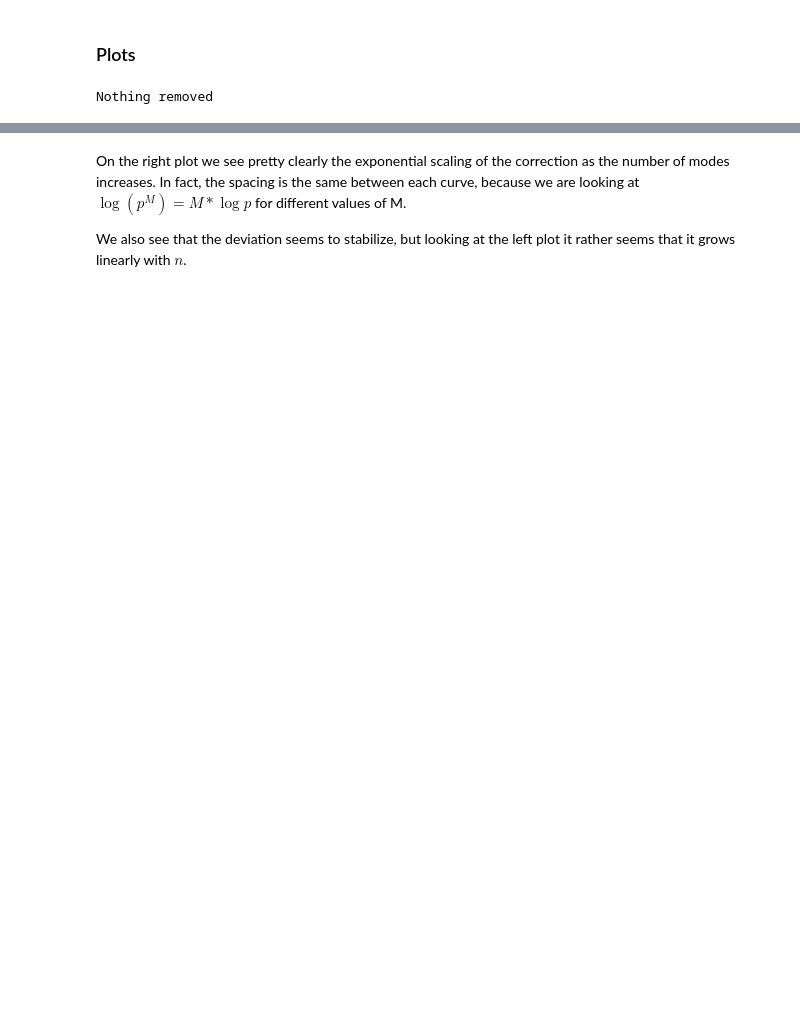
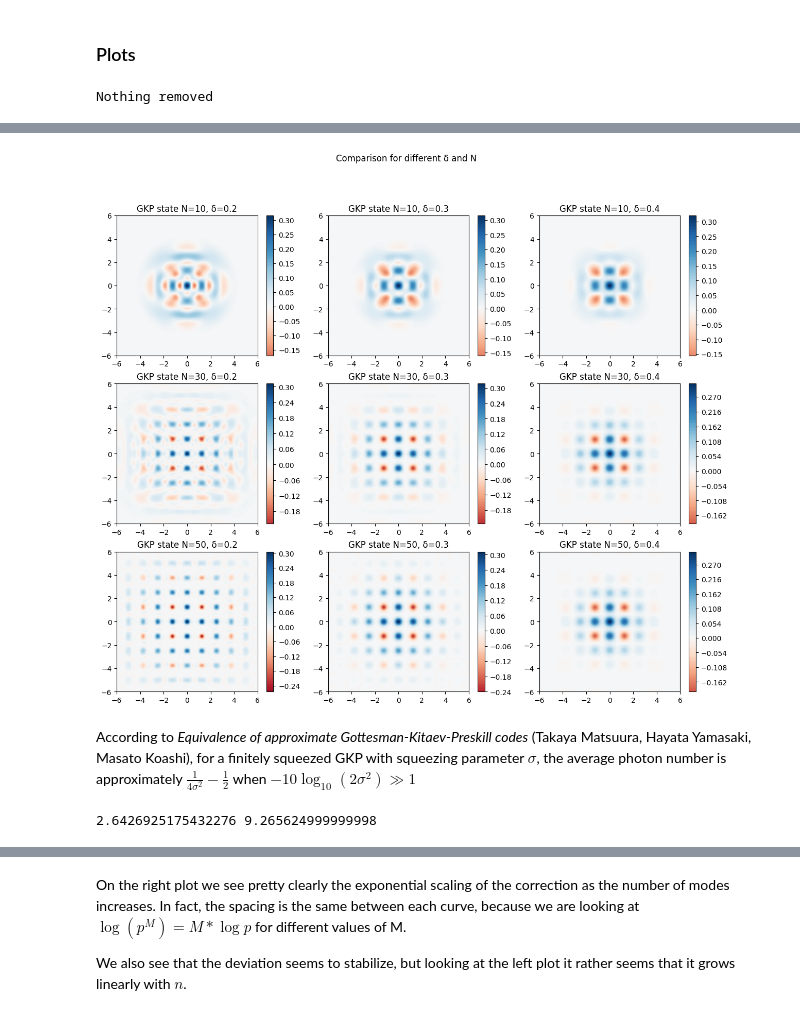
Before and after one commit to lfinocchiaro/virtual-distillation, a Jupyter notebook: virtual_distillation.ipynb, the cells around one changed output, grey strips where cells are left out. Cells and saved outputs as stored; diff of their text form; code cells hidden in the pictures; blank space fills up the shorter version.

```diff
--- a/virtual_distillation.ipynb
+++ b/virtual_distillation.ipynb
@@ -208,14 +105,2 @@ if RUN_ALL:
 # %% [markdown]
 We have to be careful that the numerical errors coming from truncation of Hilbert space are not too important : check that S is doing the appropriate thing (only zeroes and ones should appear below (up to phase))
-# %%
-bs1, bs2, bs3 =create_F3(initial_sin_angles, np.zeros(3))
-F3 = bs1*bs2*bs3
-S3 = F3.dag() * denominator_op * F3
-print(S3.check_isunitary()) # this should be equal to the shift operator
-
-for i in range(3):
-    x = [n-1 if i==0 else n, n-1 if i==1 else n, n-1 if i==2 else n]
-    for j in range(3):
-        y = [n-1 if j==0 else n, n-1 if j==1 else n, n-1 if j==2 else n]
-        print(f"<{x[0]}{x[1]}{x[2]}|S|{y[0]}{y[1]}{y[2]}> = ",
-            ((qutip.fock([N,N,N],x).dag() * S3 * qutip.fock([N,N,N],y)).data.toarray()[0][0]))
@@ -326,0 +184,29 @@ if RUN_ALL:
+# %%
+# HIGH DIMENSIONALITY NEEDED
+N_ = 30
+bound = 6
+xvec = np.linspace(-bound,bound,200)
+yvec = np.linspace(-bound,bound,200)
+cmap='RdBu'
+
+N_list = [10, 30, 50]
+delta_list = [0.2, 0.3, 0.4]
+n_delta = len(delta_list)
+n_N = len(N_list)
+fig, axes = plt.subplots(n_N, n_delta, figsize=(5*n_delta,4*n_N))
+for (i, N_) in enumerate(N_list) :
+    for (j, delta) in enumerate(delta_list):
+        psi_gkp = gkp_state(delta, N_)
+        plot_wigner(psi_gkp, xvec, yvec, fig, axes[i,j], cmap, f'GKP state N={N_}, δ={delta}')
+
+fig.suptitle("Comparison for different δ and N")
+plt.show()
+# %% [output]
+[figure, added]
+# %% [markdown]
+According to _Equivalence of approximate Gottesman-Kitaev-Preskill codes_ (Takaya Matsuura, Hayata Yamasaki, Masato Koashi), for a finitely squeezed GKP with squeezing parameter $\sigma$, the average photon number is approximately $\frac1{4\sigma^2}-\frac12$ when $-10\log_{10}(2\sigma^2)\gg1$
+# %%
+rho_gkp = qutip.ket2dm(psi_gkp)
+print(qutip.expect(qutip.num(N_), rho_gkp), 1/(4*delta**4)-1/2)
+# %% [output]
+2.6426925175432276 9.265624999999998
```
Also changed, not shown: parts of 39 cells of this notebook, 2 other files.
